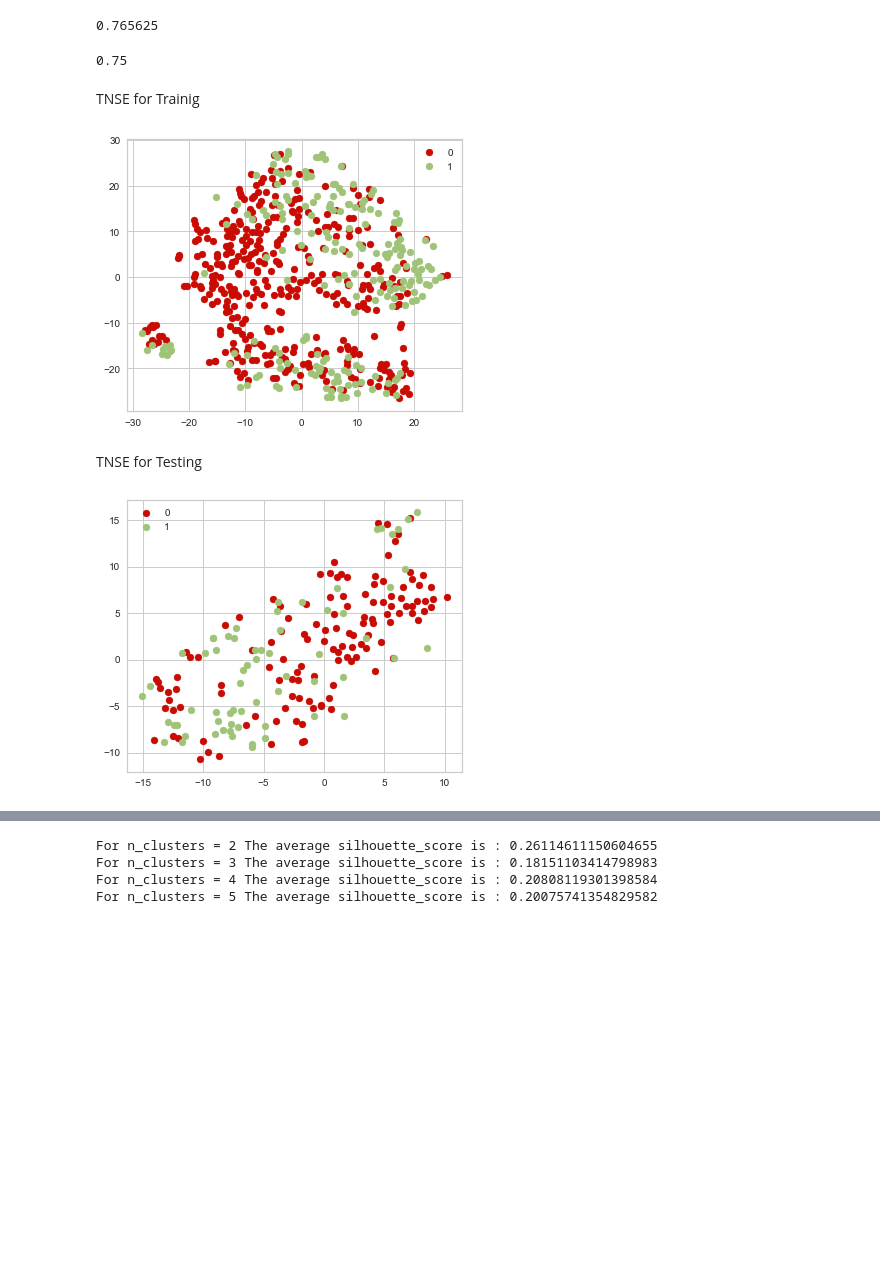
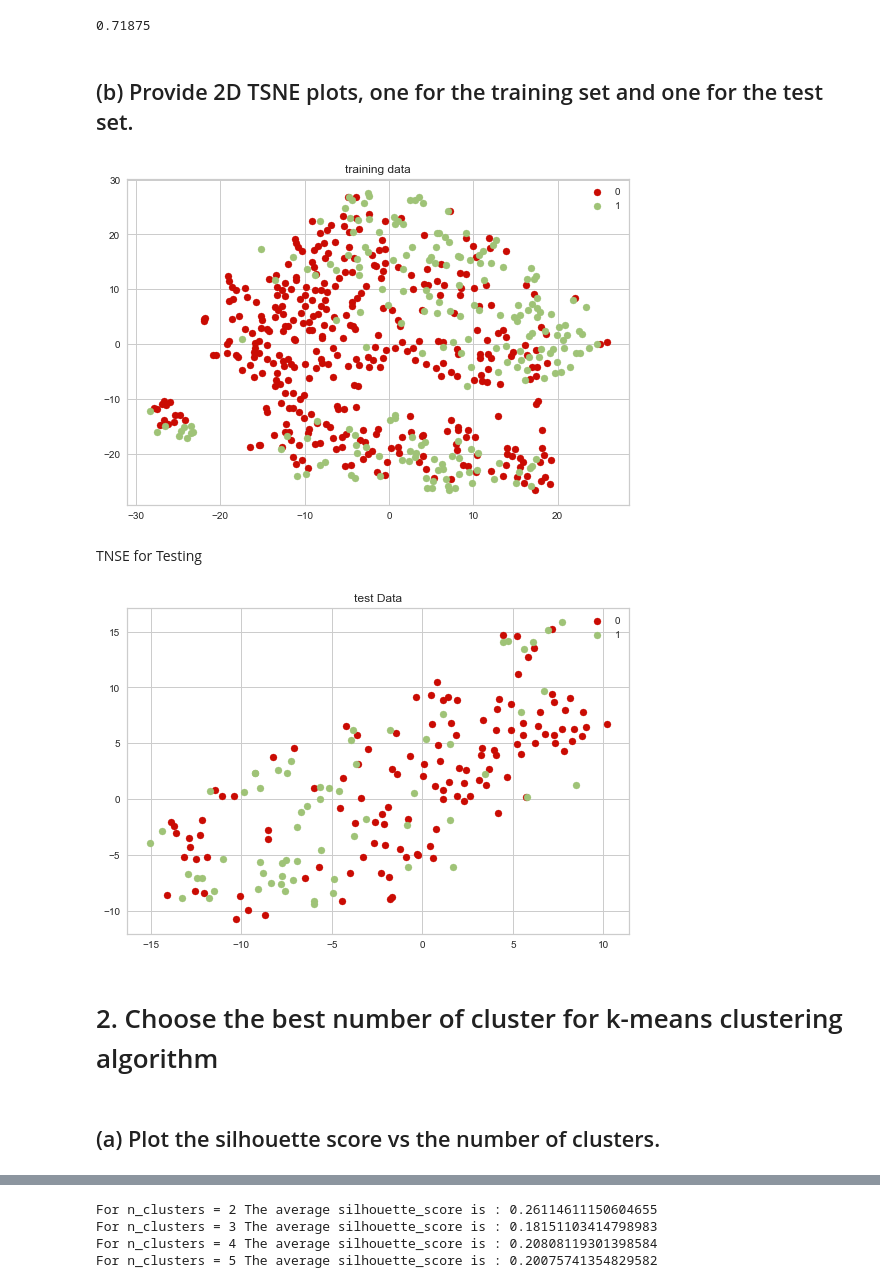
Before and after one commit to Sa2a/Ml_GA3_Clustering, a Jupyter notebook: KNN VS LR analysis.ipynb, the cells around one changed output, grey strips where cells are left out. Saved outputs shown, nothing was run; the diff lists cells and outputs as text; code cells hidden in the pictures; blank space fills up the shorter version.

```diff
--- a/KNN VS LR analysis.ipynb
+++ b/KNN VS LR analysis.ipynb
@@ -70,12 +63,6 @@ print(len(y_test))
-# %%
-# Use score method to get accuracy of model
-score = logisticRegr.score(x_test, y_test)
-print(score)
-# %% [output]
-0.765625
 # %%
 from sklearn.neighbors import KNeighborsClassifier
-knn = KNeighborsClassifier(n_neighbors=6)
+knn = KNeighborsClassifier()
 
 knn.fit(x_train, y_train)
 
@@ -85,11 +72,11 @@ KNN_pred=knn.predict(x_test)
 evaluation_KNN = accuracy_score(y_test, KNN_pred)
 evaluation_KNN
 # %% [output]
-0.75
+0.71875
-# %% [markdown]
-TNSE for Trainig
+# %% [markdown]
+## (b) Provide 2D TSNE plots, one for the training set and one for the test set.
 # %%
-def draw_Tsne(x,y):
+def draw_Tsne(x,y, title = "training data"):
 
   data=x
   data_labels=y
@@ -99,20 +86,25 @@ def draw_Tsne(x,y):
   #plot tsne for x_test and x_train
   classes=unique_labels(data_labels)
   target_ids = range(len(classes))
-  plt.figure(figsize=(6, 5))
+  # plt.figure(figsize=(6, 5))
   colors = 'r', 'g'
   for i, c, label in zip(target_ids, colors, classes):
     plt.scatter(X_2d[data_labels == i,1], X_2d[data_labels == i, 0], c=c, label=label)
 
+  plt.title(title)
   plt.legend()
   plt.show()
 # %%
-draw_Tsne(x_train,y_train)
+draw_Tsne(x_train,y_train,title="training data")
 # %% [output]
-[figure, old version]
+[figure, new version]
 # %% [markdown]
 TNSE for Testing
 # %%
-draw_Tsne(x_test,y_test)
+draw_Tsne(x_test,y_test,title = "test Data")
 # %% [output]
-[figure, old version]
+[figure, new version]
+# %% [markdown]
+# 2. Choose the best number of cluster for k-means clustering algorithm
+# %% [markdown]
+## (a) Plot the silhouette score vs the number of clusters.
```
Also changed, not shown: parts of 65 cells of this notebook.
